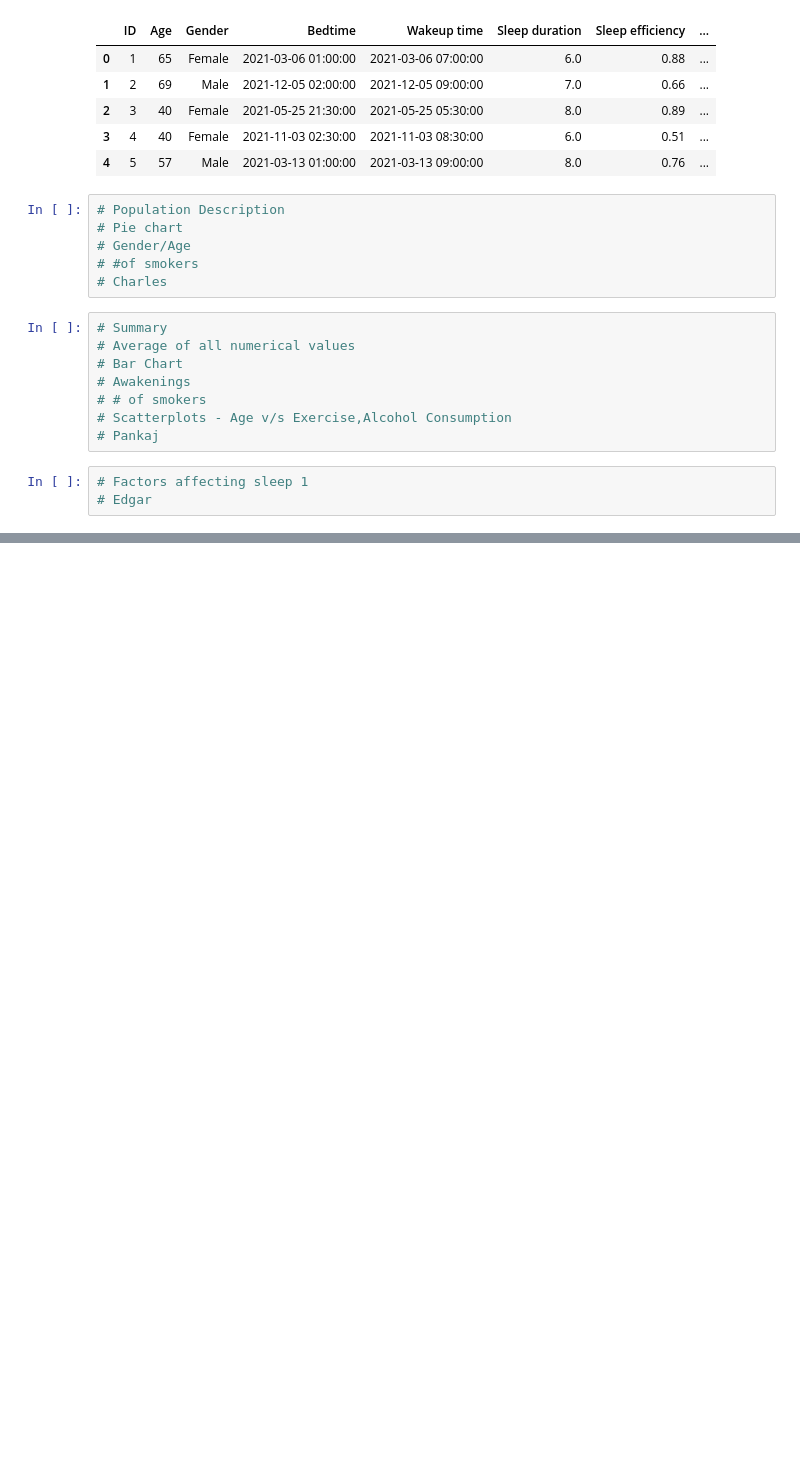
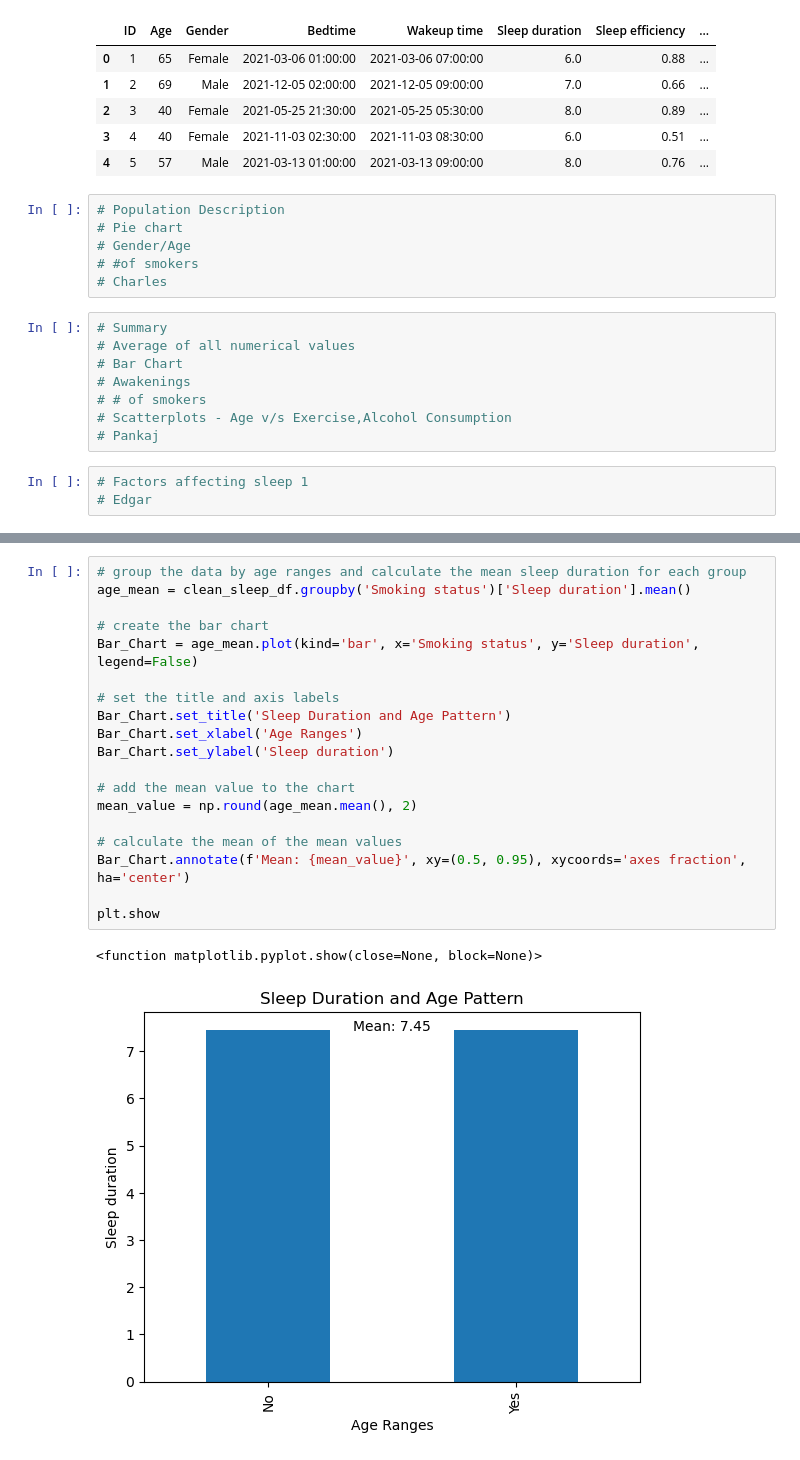
Before and after one commit to JenFreeze/Project_1, a Jupyter notebook: project1.ipynb, the cells around one changed output, grey strips where cells are left out. Saved outputs shown, nothing was run; the diff lists cells and outputs as text; blank space fills up the shorter version.

```diff
--- a/project1.ipynb
+++ b/project1.ipynb
@@ -37,0 +238,22 @@ sleep_df.head()
+# %%
+# group the data by age ranges and calculate the mean sleep duration for each group
+age_mean = clean_sleep_df.groupby('Smoking status')['Sleep duration'].mean()
+
+# create the bar chart
+Bar_Chart = age_mean.plot(kind='bar', x='Smoking status', y='Sleep duration', legend=False)
+
+# set the title and axis labels
+Bar_Chart.set_title('Sleep Duration and Age Pattern')
+Bar_Chart.set_xlabel('Age Ranges')
+Bar_Chart.set_ylabel('Sleep duration')
+
+# add the mean value to the chart
+mean_value = np.round(age_mean.mean(), 2)
+
+# calculate the mean of the mean values
+Bar_Chart.annotate(f'Mean: {mean_value}', xy=(0.5, 0.95), xycoords='axes fraction', ha='center')
+
+plt.show
+# %% [output]
+<function matplotlib.pyplot.show(close=None, block=None)>
+[figure, added]
```
Also changed, not shown: parts of 13 cells of this notebook.
